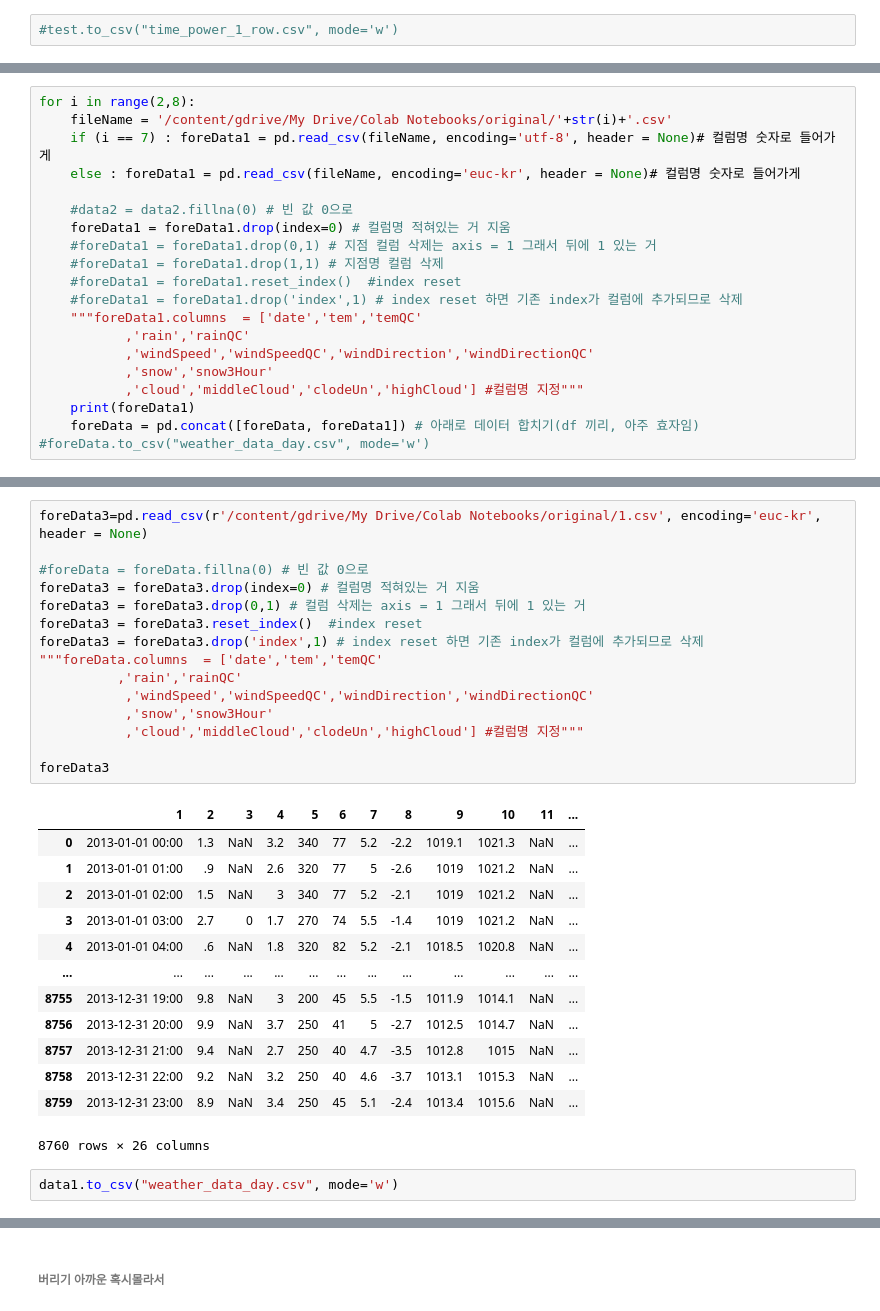
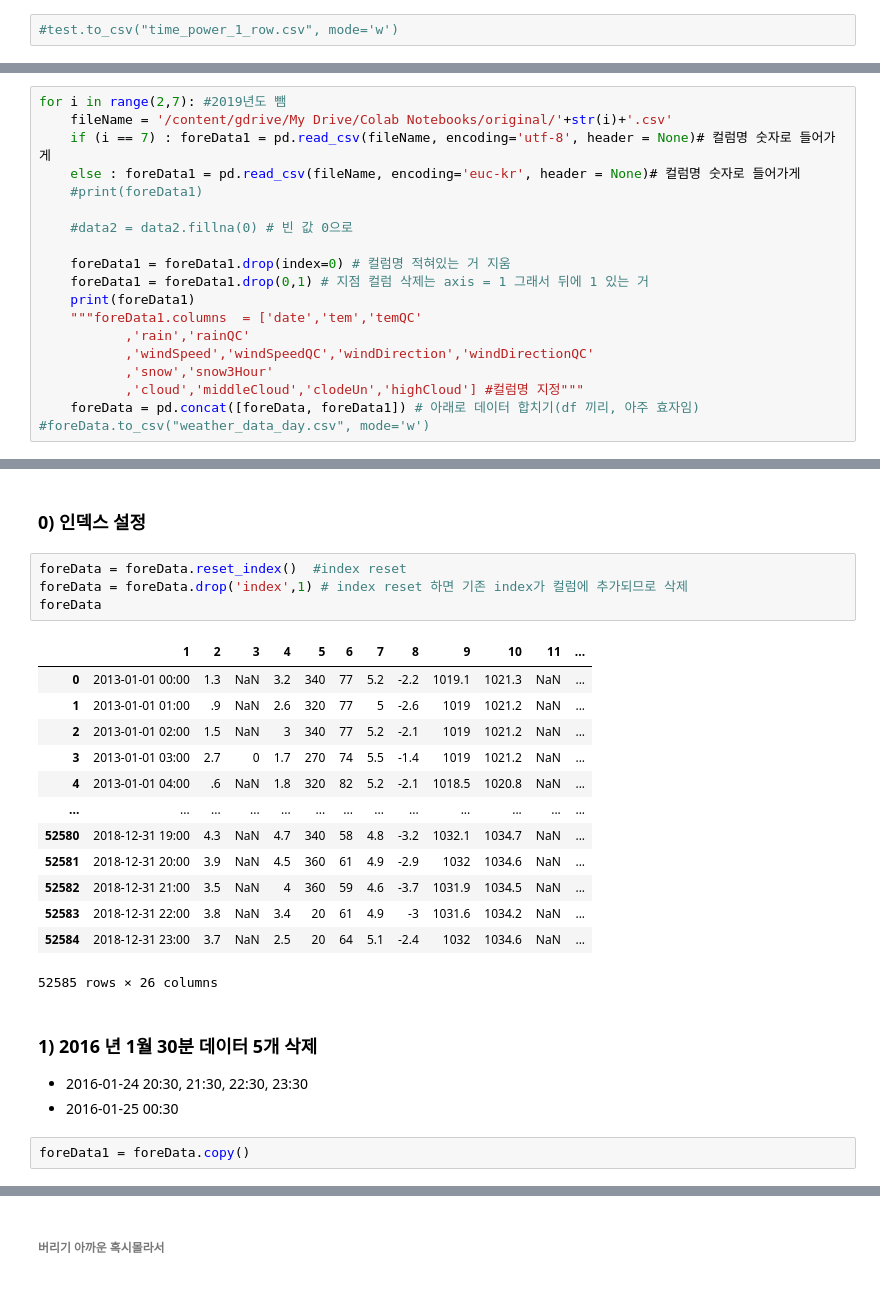
Before and after one commit to rohhj622/windPowerPrediction, a Jupyter notebook: firstDataPreprocessing.ipynb, the cells around one changed output, grey strips where cells are left out. Cells and saved outputs as stored; diff of their text form.

Commit message:
Colaboratory를 통해 생성됨

```diff
--- a/firstDataPreprocessing.ipynb
+++ b/firstDataPreprocessing.ipynb
@@ -108,20 +102,19 @@ foreData.head(5)
 # %%
-for i in range(2,8):
+for i in range(2,7): #2019년도 뺌
     fileName = '/content/gdrive/My Drive/Colab Notebooks/original/'+str(i)+'.csv'
     if (i == 7) : foreData1 = pd.read_csv(fileName, encoding='utf-8', header = None)# 컬럼명 숫자로 들어가게
     else : foreData1 = pd.read_csv(fileName, encoding='euc-kr', header = None)# 컬럼명 숫자로 들어가게
+    #print(foreData1)
 
     #data2 = data2.fillna(0) # 빈 값 0으로
+
     foreData1 = foreData1.drop(index=0) # 컬럼명 적혀있는 거 지움
-    #foreData1 = foreData1.drop(0,1) # 지점 컬럼 삭제는 axis = 1 그래서 뒤에 1 있는 거
-    #foreData1 = foreData1.drop(1,1) # 지점명 컬럼 삭제
-    #foreData1 = foreData1.reset_index()  #index reset
-    #foreData1 = foreData1.drop('index',1) # index reset 하면 기존 index가 컬럼에 추가되므로 삭제
+    foreData1 = foreData1.drop(0,1) # 지점 컬럼 삭제는 axis = 1 그래서 뒤에 1 있는 거
+    print(foreData1)
     """foreData1.columns  = ['date','tem','temQC'
            ,'rain','rainQC'
            ,'windSpeed','windSpeedQC','windDirection','windDirectionQC'
            ,'snow','snow3Hour'
            ,'cloud','middleCloud','clodeUn','highCloud'] #컬럼명 지정"""
-    print(foreData1)
     foreData = pd.concat([foreData, foreData1]) # 아래로 데이터 합치기(df 끼리, 아주 효자임)
 #foreData.to_csv("weather_data_day.csv", mode='w')
@@ -144,31 +139,27 @@ foreData
-# %%
-foreData3=pd.read_csv(r'/content/gdrive/My Drive/Colab Notebooks/original/1.csv', encoding='euc-kr', header = None)
-
-#foreData = foreData.fillna(0) # 빈 값 0으로
-foreData3 = foreData3.drop(index=0) # 컬럼명 적혀있는 거 지움
-foreData3 = foreData3.drop(0,1) # 컬럼 삭제는 axis = 1 그래서 뒤에 1 있는 거
-foreData3 = foreData3.reset_index()  #index reset
-foreData3 = foreData3.drop('index',1) # index reset 하면 기존 index가 컬럼에 추가되므로 삭제
-"""foreData.columns  = ['date','tem','temQC'
-          ,'rain','rainQC'
-           ,'windSpeed','windSpeedQC','windDirection','windDirectionQC'
-           ,'snow','snow3Hour'
-           ,'cloud','middleCloud','clodeUn','highCloud'] #컬럼명 지정"""
-
-foreData3
-# %% [output]
-|  | 1 | 2 | 3 | 4 | 5 | 6 | 7 | 8 | 9 | 10 | 11 | ... |
-| 0 | 2013-01-01 00:00 | 1.3 | NaN | 3.2 | 340 | 77 | 5.2 | -2.2 | 1019.1 | 1021.3 | NaN | ... |
-| 1 | 2013-01-01 01:00 | .9 | NaN | 2.6 | 320 | 77 | 5 | -2.6 | 1019 | 1021.2 | NaN | ... |
-| 2 | 2013-01-01 02:00 | 1.5 | NaN | 3 | 340 | 77 | 5.2 | -2.1 | 1019 | 1021.2 | NaN | ... |
-| 3 | 2013-01-01 03:00 | 2.7 | 0 | 1.7 | 270 | 74 | 5.5 | -1.4 | 1019 | 1021.2 | NaN | ... |
-| 4 | 2013-01-01 04:00 | .6 | NaN | 1.8 | 320 | 82 | 5.2 | -2.1 | 1018.5 | 1020.8 | NaN | ... |
-| ... | ... | ... | ... | ... | ... | ... | ... | ... | ... | ... | ... | ... |
-| 8755 | 2013-12-31 19:00 | 9.8 | NaN | 3 | 200 | 45 | 5.5 | -1.5 | 1011.9 | 1014.1 | NaN | ... |
-| 8756 | 2013-12-31 20:00 | 9.9 | NaN | 3.7 | 250 | 41 | 5 | -2.7 | 1012.5 | 1014.7 | NaN | ... |
-| 8757 | 2013-12-31 21:00 | 9.4 | NaN | 2.7 | 250 | 40 | 4.7 | -3.5 | 1012.8 | 1015 | NaN | ... |
-| 8758 | 2013-12-31 22:00 | 9.2 | NaN | 3.2 | 250 | 40 | 4.6 | -3.7 | 1013.1 | 1015.3 | NaN | ... |
-| 8759 | 2013-12-31 23:00 | 8.9 | NaN | 3.4 | 250 | 45 | 5.1 | -2.4 | 1013.4 | 1015.6 | NaN | ... |
-8760 rows × 26 columns
-# %%
-data1.to_csv("weather_data_day.csv", mode='w')
+# %% [markdown]
+### 0) 인덱스 설정
+# %%
+foreData = foreData.reset_index()  #index reset
+foreData = foreData.drop('index',1) # index reset 하면 기존 index가 컬럼에 추가되므로 삭제
+foreData
+# %% [output]
+|  | 1 | 2 | 3 | 4 | 5 | 6 | 7 | 8 | 9 | 10 | 11 | ... |
+| 0 | 2013-01-01 00:00 | 1.3 | NaN | 3.2 | 340 | 77 | 5.2 | -2.2 | 1019.1 | 1021.3 | NaN | ... |
+| 1 | 2013-01-01 01:00 | .9 | NaN | 2.6 | 320 | 77 | 5 | -2.6 | 1019 | 1021.2 | NaN | ... |
+| 2 | 2013-01-01 02:00 | 1.5 | NaN | 3 | 340 | 77 | 5.2 | -2.1 | 1019 | 1021.2 | NaN | ... |
+| 3 | 2013-01-01 03:00 | 2.7 | 0 | 1.7 | 270 | 74 | 5.5 | -1.4 | 1019 | 1021.2 | NaN | ... |
+| 4 | 2013-01-01 04:00 | .6 | NaN | 1.8 | 320 | 82 | 5.2 | -2.1 | 1018.5 | 1020.8 | NaN | ... |
+| ... | ... | ... | ... | ... | ... | ... | ... | ... | ... | ... | ... | ... |
+| 52580 | 2018-12-31 19:00 | 4.3 | NaN | 4.7 | 340 | 58 | 4.8 | -3.2 | 1032.1 | 1034.7 | NaN | ... |
+| 52581 | 2018-12-31 20:00 | 3.9 | NaN | 4.5 | 360 | 61 | 4.9 | -2.9 | 1032 | 1034.6 | NaN | ... |
+| 52582 | 2018-12-31 21:00 | 3.5 | NaN | 4 | 360 | 59 | 4.6 | -3.7 | 1031.9 | 1034.5 | NaN | ... |
+| 52583 | 2018-12-31 22:00 | 3.8 | NaN | 3.4 | 20 | 61 | 4.9 | -3 | 1031.6 | 1034.2 | NaN | ... |
+| 52584 | 2018-12-31 23:00 | 3.7 | NaN | 2.5 | 20 | 64 | 5.1 | -2.4 | 1032 | 1034.6 | NaN | ... |
+52585 rows × 26 columns
+# %% [markdown]
+### 1) 2016 년 1월 30분 데이터 5개 삭제
+
+*   2016-01-24 20:30, 21:30, 22:30, 23:30
+*   2016-01-25 00:30
+# %%
+foreData1 = foreData.copy()
```
Also changed, not shown: parts of 93 cells of this notebook.
